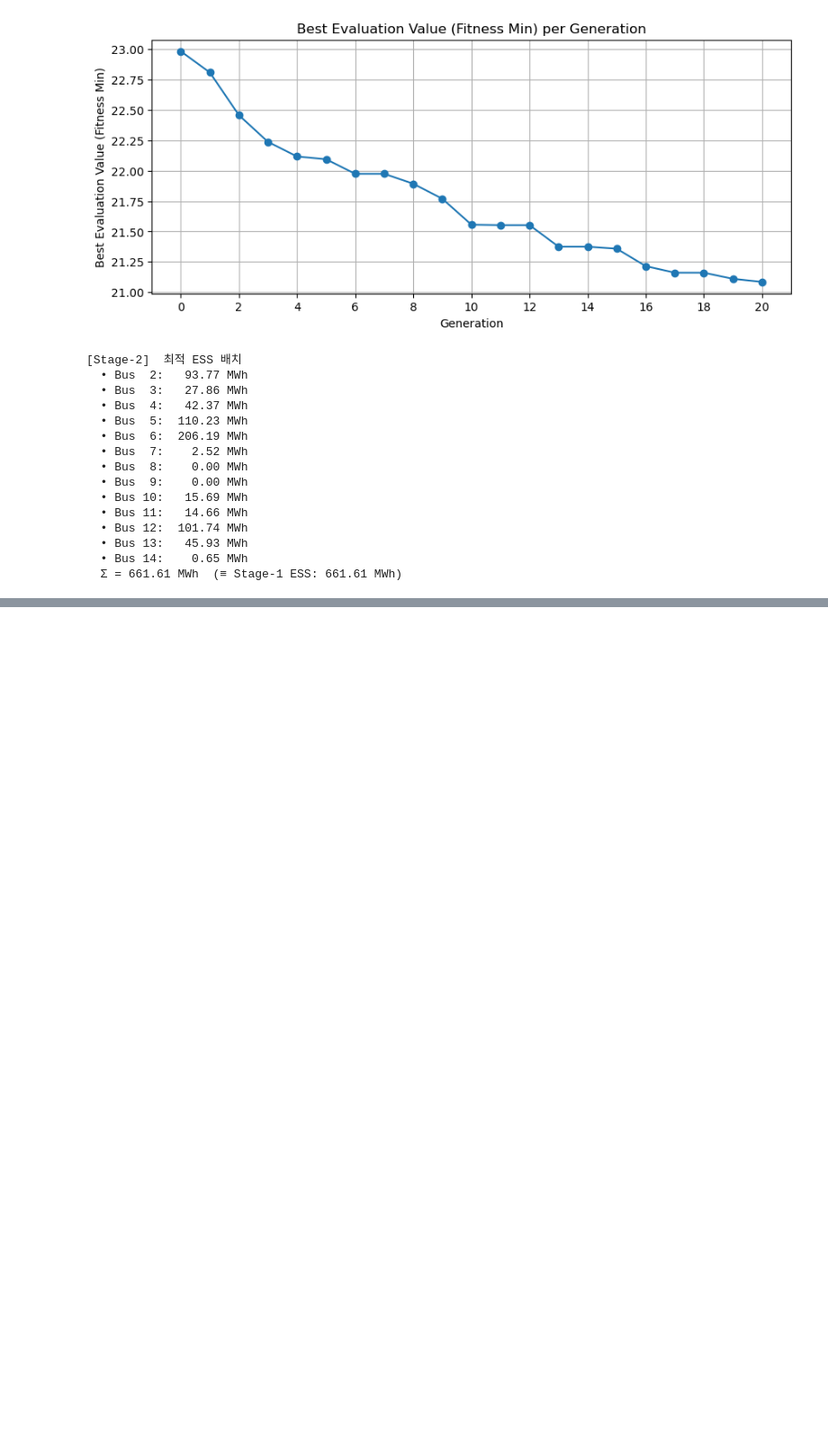
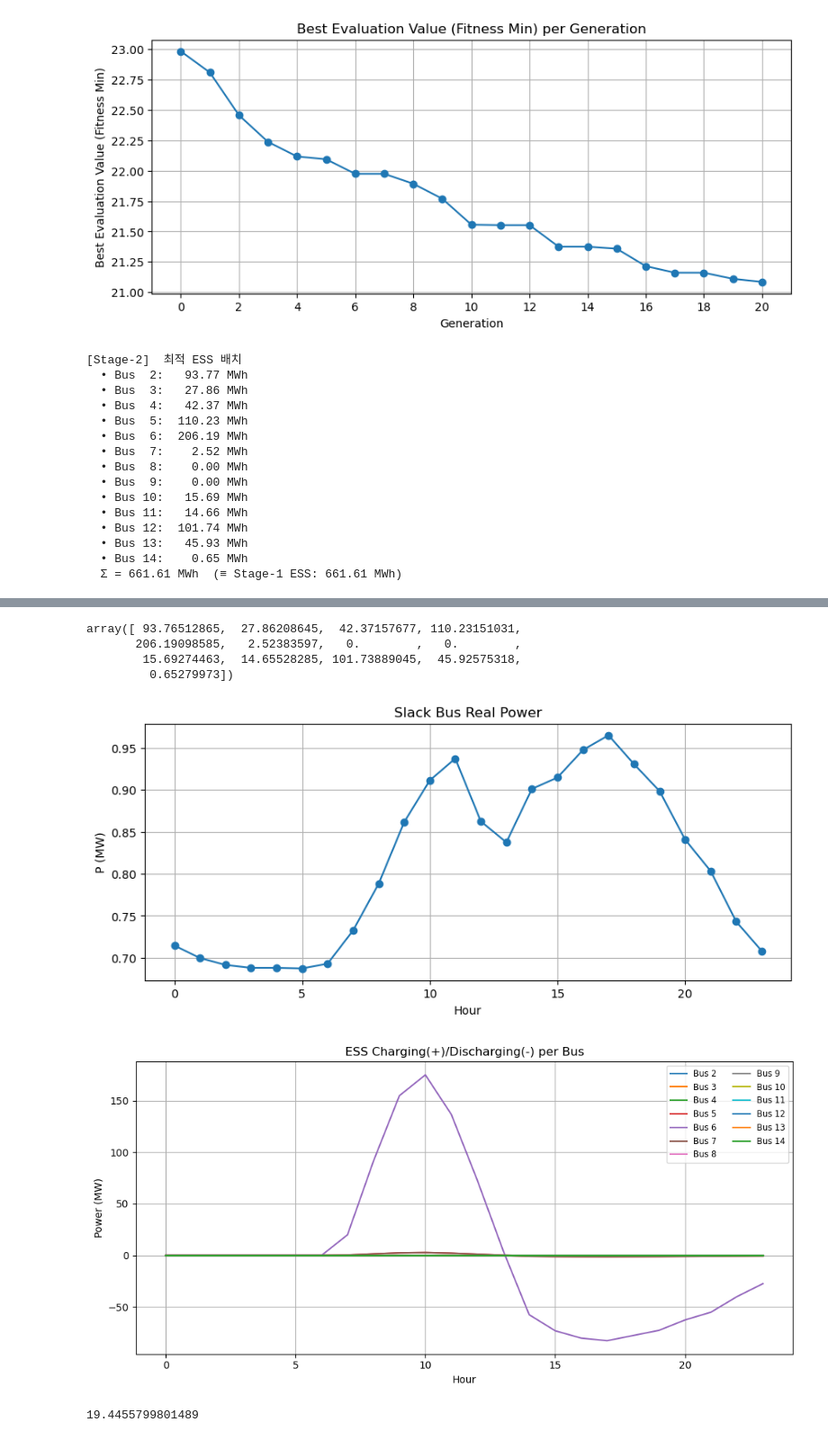
Before and after one commit to 123min123min/study_ai, a Jupyter notebook: DRO_orca.ipynb, the cells around one changed output, grey strips where cells are left out. Shown at 90% size. Drawn from its saved outputs; the diff is of its cells as text; code cells hidden in the pictures; blank space fills up the shorter version.

```diff
--- a/DRO_orca.ipynb
+++ b/DRO_orca.ipynb
@@ -722,0 +726,15 @@ visualize(test_alloc, pv_sel, ess_sel, P_disp, ch_vals, dch_vals)
+# %%
+best_alloc
+# %% [output]
+array([ 93.76512865,  27.86208645,  42.37157677, 110.23151031,
+       206.19098585,   2.52383597,   0.        ,   0.        ,
+        15.69274463,  14.65528285, 101.73889045,  45.92575318,
+         0.65279973])
+# %%
+# 한 곳에 몰았을 때
+test_alloc=np.array([0,0,0,10,best_alloc.sum()-20,10,0,0,0,0,0,0,0])
+visualize(test_alloc, pv_sel, ess_sel, P_disp, ch_vals, dch_vals)
+# %% [output]
+[figure, added]
+[figure, added]
+19.4455799801489
```
Also changed, not shown: parts of 2 cells of this notebook.
